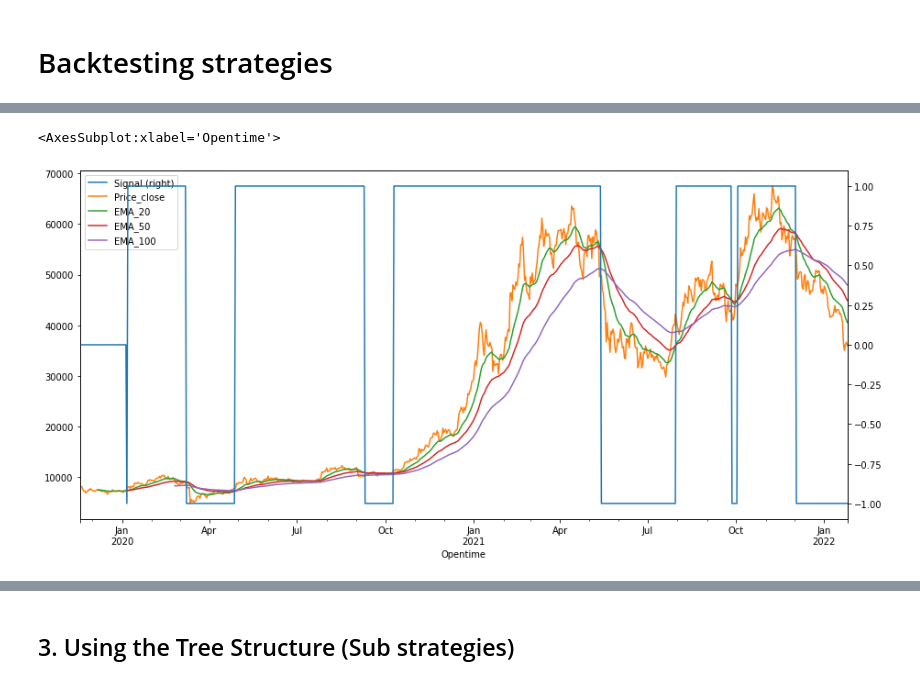
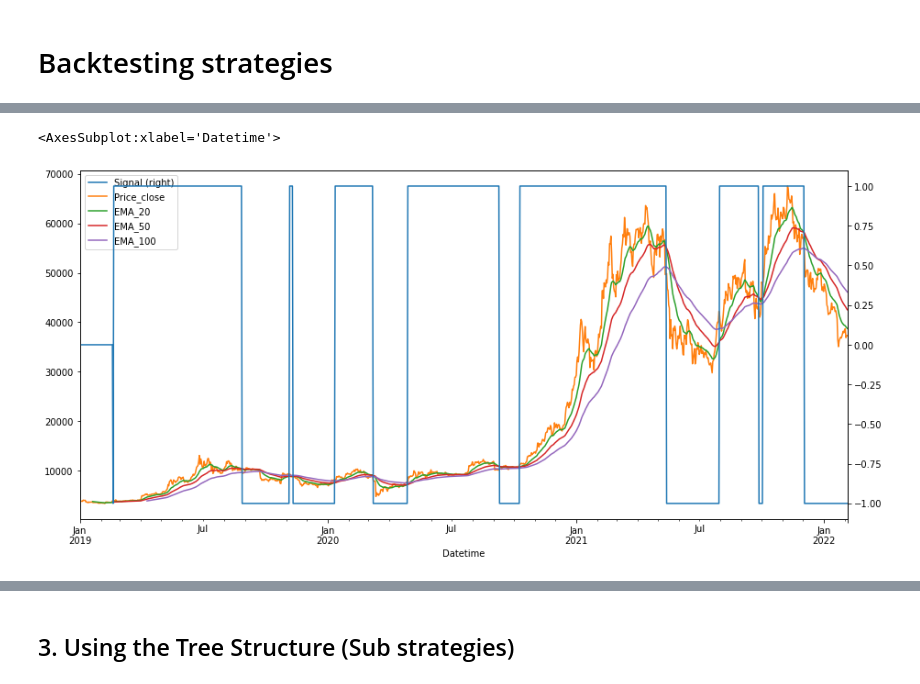
Before and after one commit to gap689/crypto-data-analysis, a Jupyter notebook: tradingmachinelearning/Backtesting.ipynb, the cells around one changed output, grey strips where cells are left out. Drawn from its saved outputs; the diff is of its cells as text; code cells hidden in the pictures.

Commit message:
added merged datasets for daily and weekly periods

```diff
--- a/tradingmachinelearning/Backtesting.ipynb
+++ b/tradingmachinelearning/Backtesting.ipynb
@@ -206,0 +99,5 @@ EMA_100.columns = ['Close']
+# %%
+btc_yahoo = btc_yahoo[['High', 'Low', 'Open', 'Close', 'Volume']]
+btc_yahoo = btc_yahoo.astype({'Volume':'float'})
+
+btc_yahoo.tail()
@@ -206,0 +201,8 @@ EMA_100.columns = ['Close']
+# %%
+#merged Dataset on indexes
+btc_merged_daily = btc_yahoo.merge(btc_binance, how="outer", left_on=[btc_yahoo.index, "High", "Low", "Open", "Close", "Volume"], right_on= [btc_binance.index, "High", "Low", "Open", "Close", "Volume"])
+#transforming generated index column to index column
+btc_merged_daily = btc_merged_daily.set_index('key_0')
+#changing index name
+btc_merged_daily.index.names = ['Datetime']
+btc_merged_daily
@@ -206,0 +532,10 @@ EMA_100.columns = ['Close']
+# %%
+#For backtesting we only need close price
+#set time range for testing
+
+start = "2019-01-01"
+end = datetime.date.today()
+
+btc_merged_daily = btc_merged_daily.loc[start:end, :]
+price_data = btc_merged_daily.loc[:, ['Close']]
+price_data
@@ -207,3 +559,16 @@ EMA_100.columns = ['Close']
+# %%
+#Here talib.EMA changes the column name (this causes problems with backtesting) be Careful Robert!!
+
+#Calculate the indicators
+EMA_20 = talib.EMA(btc_merged_daily['Close'], timeperiod=20).to_frame()
+#*probe with ema 50
+EMA_50 = talib.EMA(btc_merged_daily['Close'], timeperiod=50).to_frame()
+EMA_100 = talib.EMA(btc_merged_daily['Close'], timeperiod=100).to_frame()
+
+#Rename columns to Close, if not backstesting will be in trouble
+EMA_20.columns = ['Close']
+EMA_50.columns = ['Close']
+EMA_100.columns = ['Close']
 # %%
 #Construct the signal (Weight targets)
 
@@ -233,12 +598,12 @@ signal
 # %%
 #Combined datafrme
-combined_df = bt.merge(signal, price_data, EMA_20, EMA_50, EMA_100)
+backtesting_combined_df = bt.merge(signal, btc_merged_daily['Close'], EMA_20, EMA_50, EMA_100)
 
 #Plot the signal, price and MA
 #combined_df = bt.merge(signal, price_data, EMA_short, EMA_long)
-combined_df.columns = ['Signal', 'Price_close', 'EMA_20', 'EMA_50', 'EMA_100']
-combined_df.plot(secondary_y = ['Signal'], figsize=(15, 7))
+backtesting_combined_df.columns = ['Signal', 'Price_close', 'EMA_20', 'EMA_50', 'EMA_100']
+backtesting_combined_df.plot(secondary_y = ['Signal'], figsize=(15, 7))
 # %% [output]
-<AxesSubplot:xlabel='Opentime'>
+<AxesSubplot:xlabel='Datetime'>
-[figure, old version]
+[figure, new version]
 # %%
```
Also changed, not shown: parts of 87 cells of this notebook.
